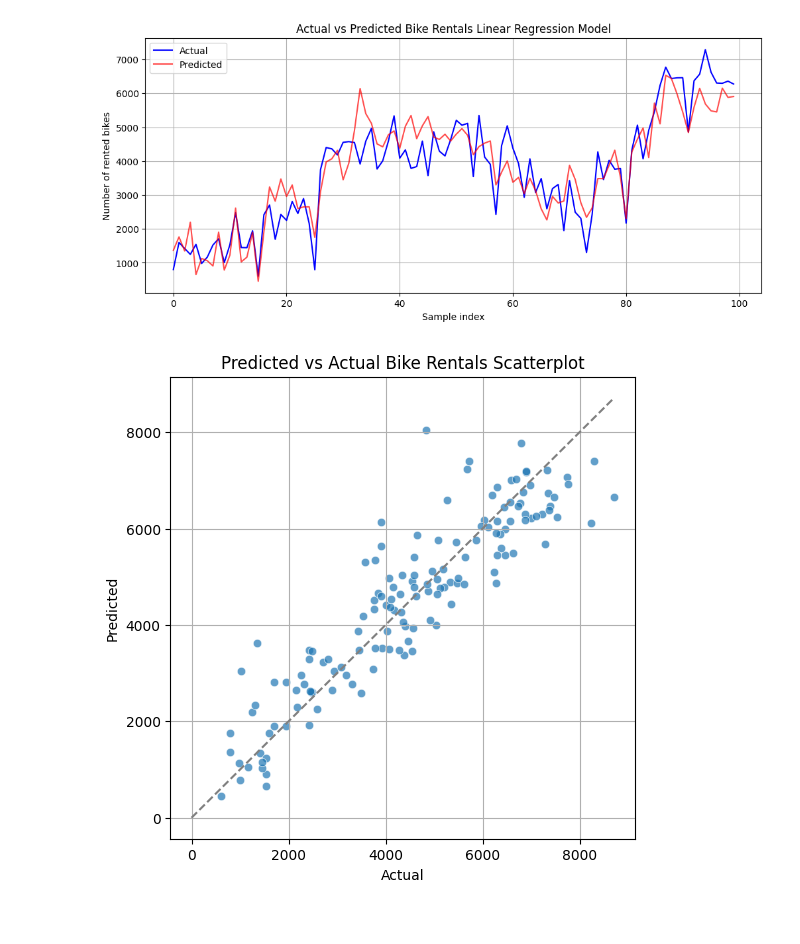
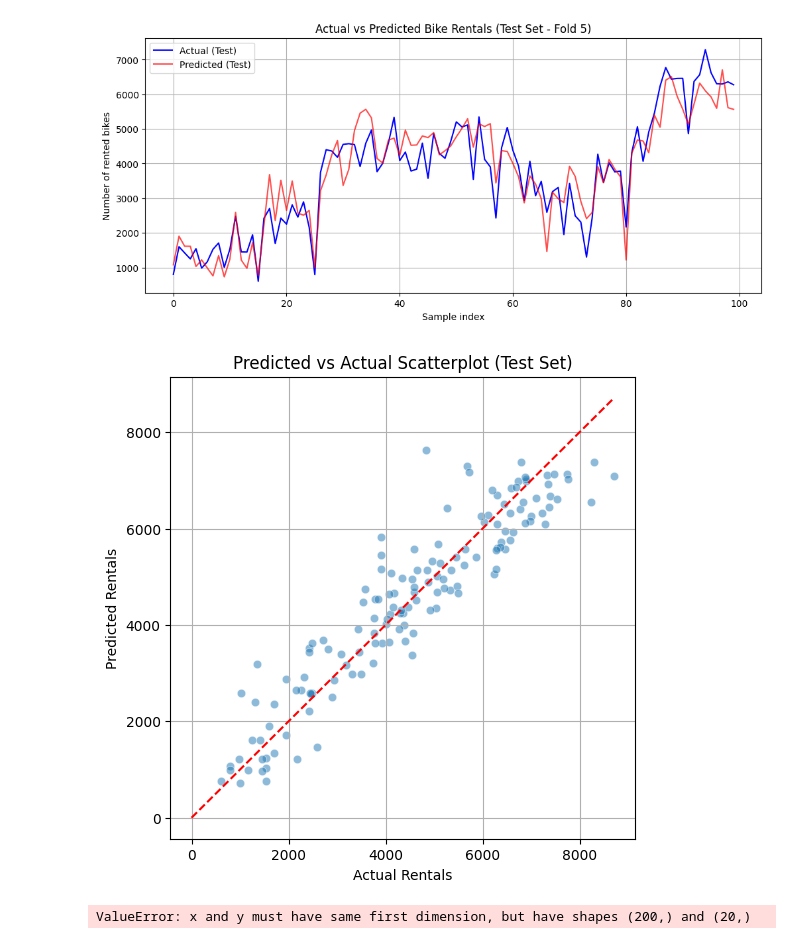
Before and after one commit to starwar12/MachineLearningTask, a Jupyter notebook: main_all_data.ipynb, the cells around one changed output. Drawn from its saved outputs; the diff is of its cells as text; code cells hidden in the pictures.

```diff
--- a/main_all_data.ipynb
+++ b/main_all_data.ipynb
@@ -55,22 +68,39 @@ def gradient_descent(X, y, w_in, b_in, alpha, num_iters):
     return w, b, J_history
 # %%
 kf = KFold(n_splits=5, shuffle=True, random_state=42)
-alpha = 0.01
-iterations = 500
+alpha = 0.05       # Adjusted learning rate
+iterations = 2000  # Increased iterations for convergence
+lambda_val = 0.5   # Regularization strength (Try 0.1, 0.5, or 1.0)
+
 r2_scores, rmse_scores, mae_scores = [], [], []
 fold = 1
+
+# Store data for final plots (from the last fold)
+final_y_test = None
+final_y_pred = None
+final_J_hist = None
+
+print("Starting 5-Fold Cross-Validation with Regularization...")
 
 for train_index, test_index in kf.split(X):
     X_train, X_test = X[train_index], X[test_index]
     y_train, y_test = y[train_index], y[test_index]
 
+    # Flatten y to ensure shapes match (m,) instead of (m,1)
+    y_train = y_train.ravel()
+    y_test = y_test.ravel()
+
     n = X_train.shape[1]
-    w = np.zeros((n, 1))
+    w = np.zeros(n) # Initialize weights as 1D array
     b = 0.0
 
-    w, b, lr_fold_history = gradient_descent(X_train, y_train, w, b, alpha, iterations)
+    # Train with L2 Regularization
+    w, b, J_hist = gradient_descent(X_train, y_train, w, b, alpha, iterations, lambda_=lambda_val)
+
+    # Predict on Test Set
     y_pred = predict(X_test, w, b)
 
+    # Calculate Metrics
     r2 = r2_score(y_test, y_pred)
     rmse = root_mean_squared_error(y_test, y_pred)
     mae = mean_absolute_error(y_test, y_pred)
@@ -79,31 +109,47 @@ for train_index, test_index in kf.split(X):
     r2_scores.append(r2)
     rmse_scores.append(rmse)
     mae_scores.append(mae)
+
+    # Save last fold data for visualization
+    final_y_test = y_test
+    final_y_pred = y_pred
+    final_J_hist = J_hist
     fold += 1
 
-print("\n=== Average Model Performance Across 5 Folds ===")
+print("\n=== Average Model Performance (Linear Regression + L2 Regularization) ===")
 print(f"Average R²   : {np.mean(r2_scores):.3f} ± {np.std(r2_scores):.3f}")
 print(f"Average RMSE : {np.mean(rmse_scores):.2f} ± {np.std(rmse_scores):.2f}")
 print(f"Average MAE  : {np.mean(mae_scores):.2f} ± {np.std(mae_scores):.2f}")
 
-# VISUALIZE RESULTS
+# --- 3. Visualization ---
+
+# Plot 1: Actual vs Predicted (Test Data)
 plt.figure(figsize=(12,5))
-plt.plot(y_test[:100], label="Actual", color='blue')
-plt.plot(y_pred[:100], label="Predicted", color='red', alpha=0.7)
-plt.title("Actual vs Predicted Bike Rentals Linear Regression Model")
+plt.plot(final_y_test[:100], label="Actual (Test)", color='blue')
+plt.plot(final_y_pred[:100], label="Predicted (Test)", color='red', alpha=0.7)
+plt.title("Actual vs Predicted Bike Rentals (Test Set - Fold 5)")
 plt.xlabel("Sample index")
 plt.ylabel("Number of rented bikes")
 plt.legend()
 plt.grid(True)
 plt.show()
 
-#scatter
+# Plot 2: Scatter Plot (Test Data)
 plt.figure(figsize=(6,6))
-sns.scatterplot(x=y_test.flatten(), y=y_pred.flatten(), alpha=0.7)
-plt.plot([0, np.max(y_test)], [0, np.max(y_test)], '--', color='gray')
-plt.xlabel("Actual")
-plt.ylabel("Predicted")
-plt.title("Predicted vs Actual Bike Rentals Scatterplot")
+sns.scatterplot(x=final_y_test, y=final_y_pred, alpha=0.5)
+plt.plot([0, np.max(final_y_test)], [0, np.max(final_y_test)], '--', color='red', label="Perfect Prediction")
+plt.xlabel("Actual Rentals")
+plt.ylabel("Predicted Rentals")
+plt.title("Predicted vs Actual Scatterplot (Test Set)")
 plt.grid(True)
 plt.show()
+
+# Plot 3: Cost Function (Training Data)
+plt.figure(figsize=(8,5))
+plt.plot(range(0, iterations, 10), final_J_hist)
+plt.title("Training Cost Function (Convergence Check)")
+plt.xlabel("Iterations (x10)")
+plt.ylabel("Cost J(w,b)")
+plt.grid(True)
+plt.show()
 # %% [output]
@@ -120,2 +167,3 @@ Average MAE  : 660.00 ± 30.67
-[figure, old version]
+[figure, new version]
-[figure, old version]
+[figure, new version]
+ValueError: x and y must have same first dimension, but have shapes (200,) and (20,)
```
Also changed, not shown: parts of 2 cells of this notebook, 7 other files.
